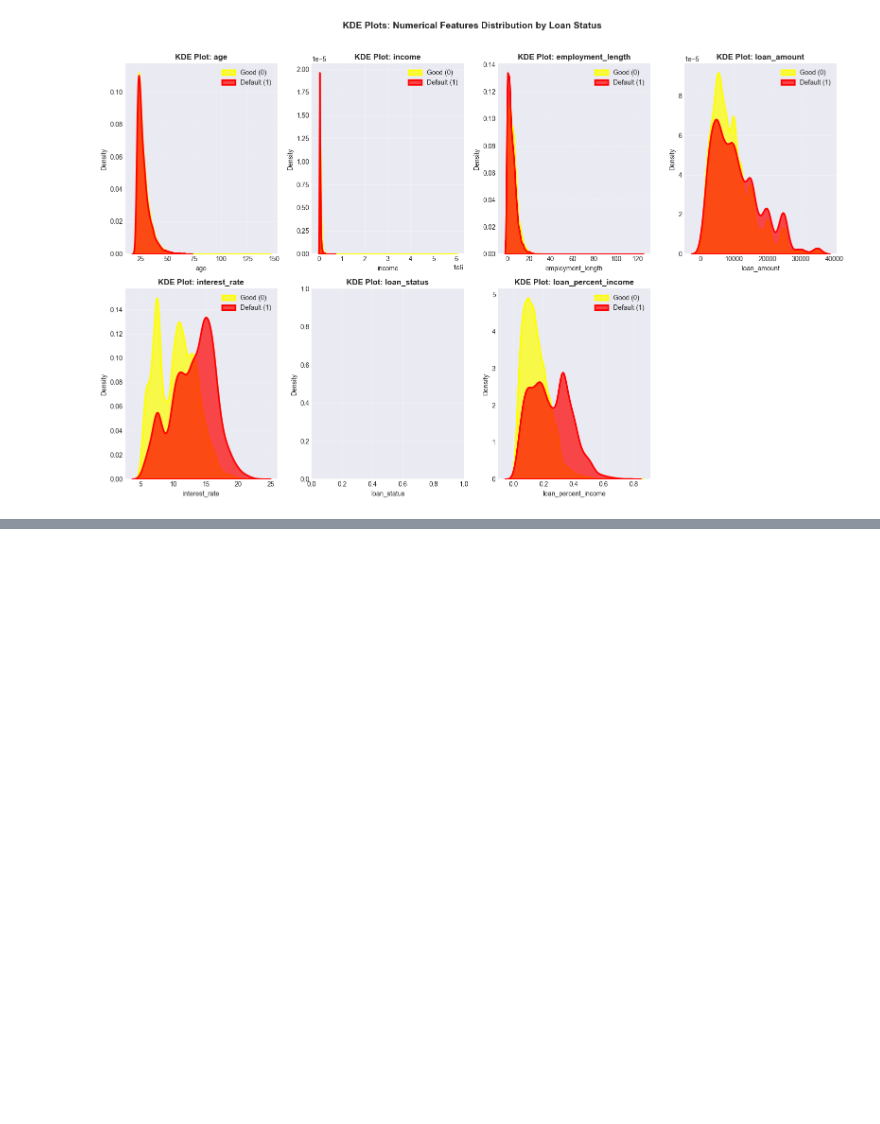
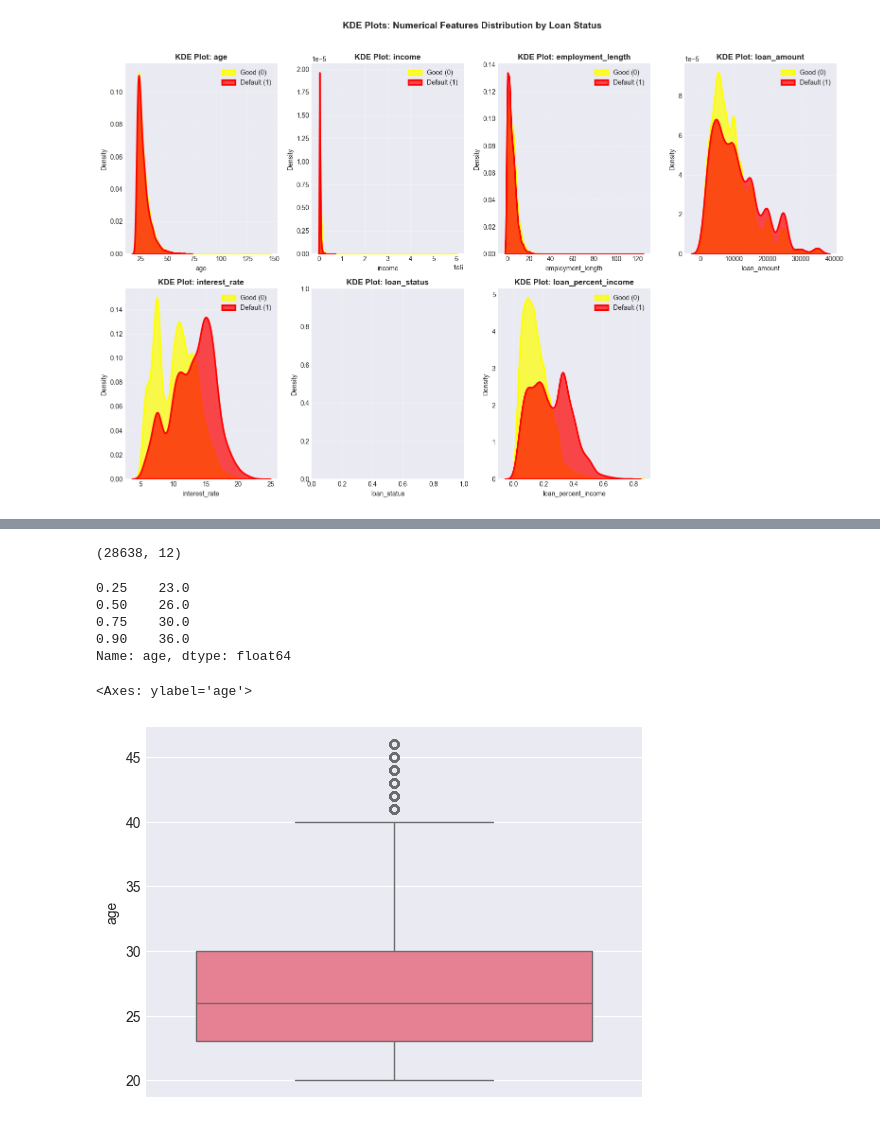
Before and after one commit to ajayn3300/Credit-Risk-Modelling, a Jupyter notebook: credit risk modelling.ipynb, the cells around one changed output, grey strips where cells are left out. Drawn from its saved outputs; the diff is of its cells as text; code cells hidden in the pictures; blank space fills up the shorter version.

```diff
--- a/credit risk modelling.ipynb
+++ b/credit risk modelling.ipynb
@@ -407,0 +443,4 @@ plt.show()
+# %%
+#removing null values
+df = df[~(df.employment_length.isna()) & ~(df.interest_rate.isna())]
+df.isna().sum()
@@ -407,0 +461,20 @@ plt.show()
+# %%
+#shape
+df.shape
+# %% [output]
+(28638, 12)
+# %%
+df.age.quantile([0.25, 0.5, 0.75, 0.9])
+# %% [output]
+0.25    23.0
+0.50    26.0
+0.75    30.0
+0.90    36.0
+Name: age, dtype: float64
+# %%
+# removing outliers from age using zscore
+df = df[stats.zscore(df['age']) < 3]
+sns.boxplot(df.age)
+# %% [output]
+<Axes: ylabel='age'>
+[figure, added]
```
Also changed, not shown: parts of 19 cells of this notebook.
